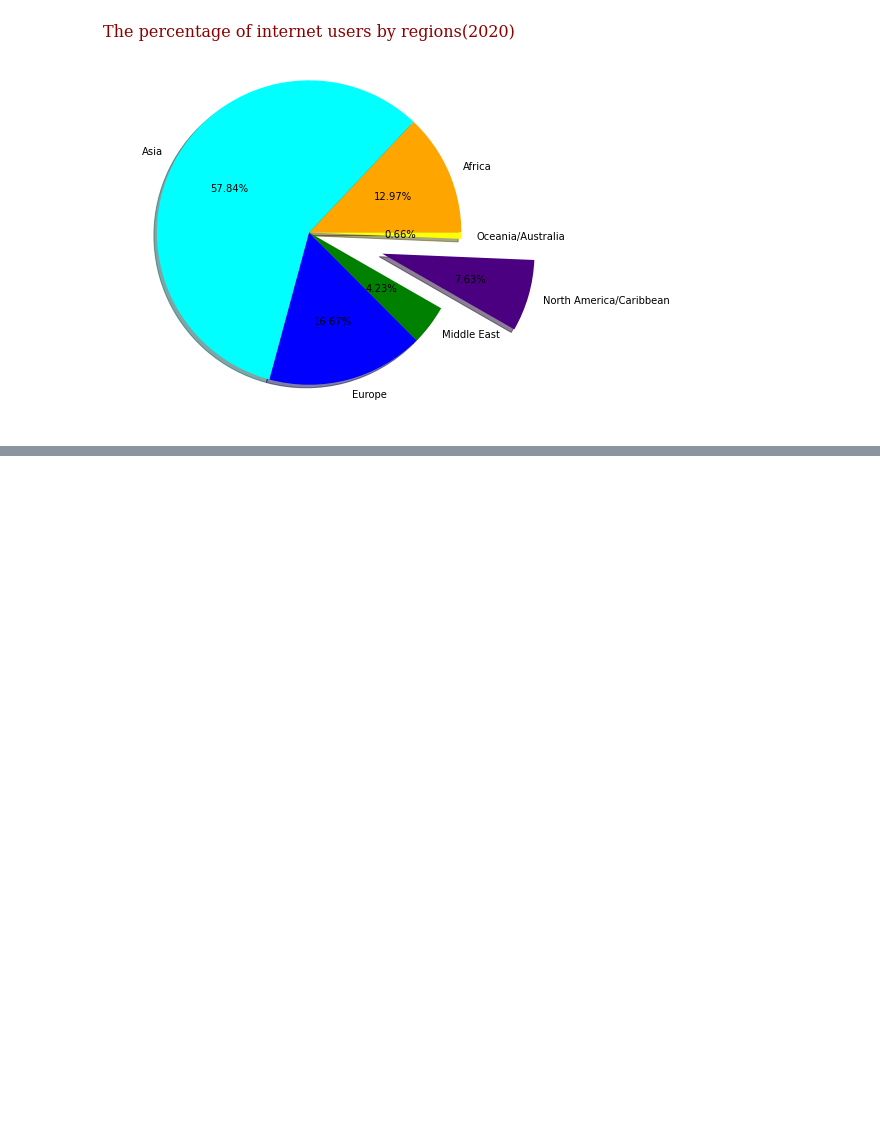
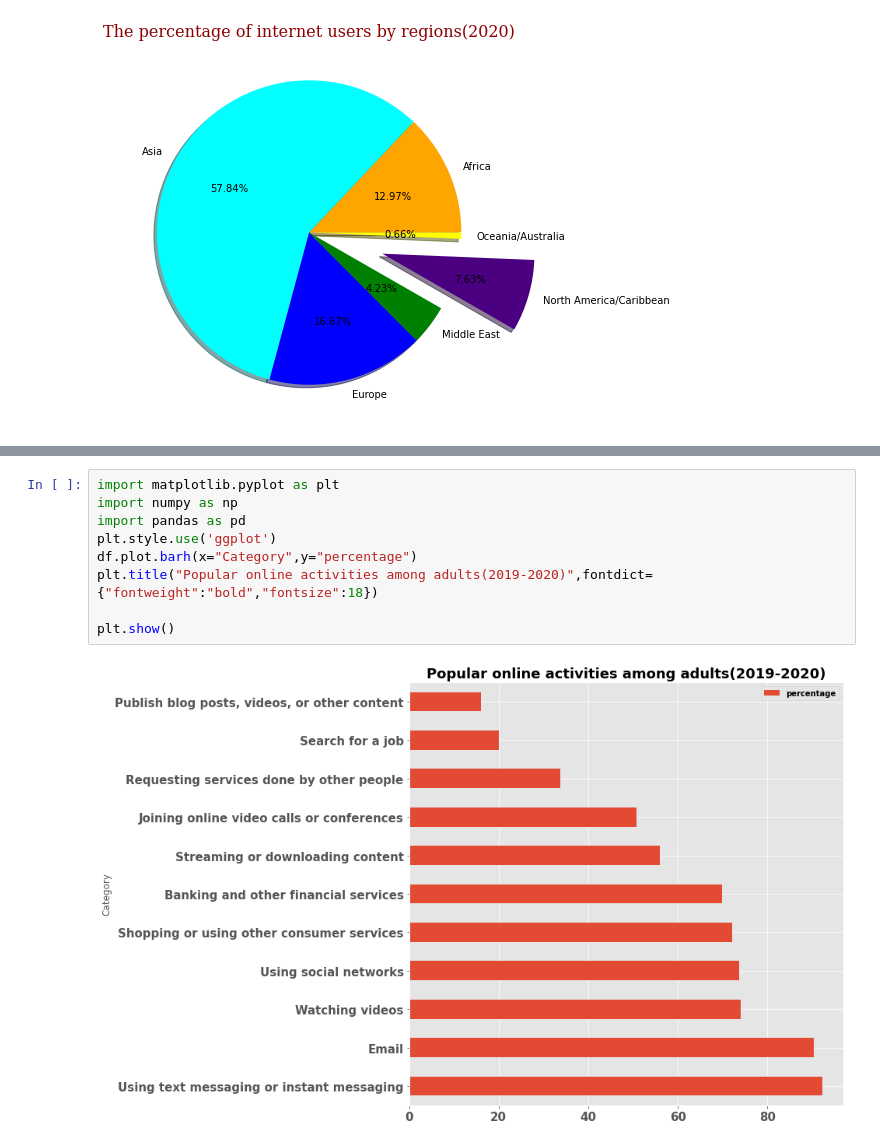
Before and after one commit to Aurazmetova/team11, a Jupyter notebook: daily_average.ipynb, the cells around one changed output, grey strips where cells are left out. Cells and saved outputs as stored; diff of their text form; blank space fills up the shorter version.

```diff
--- a/daily_average.ipynb
+++ b/daily_average.ipynb
@@ -50,0 +98,11 @@ plt.show()
+# %%
+import matplotlib.pyplot as plt
+import numpy as np
+import pandas as pd
+plt.style.use('ggplot')
+df.plot.barh(x="Category",y="percentage")
+plt.title("Popular online activities among adults(2019-2020)",fontdict={"fontweight":"bold","fontsize":18})
+
+plt.show()
+# %% [output]
+[figure, added]
```
Also changed, not shown: parts of 4 cells of this notebook.
